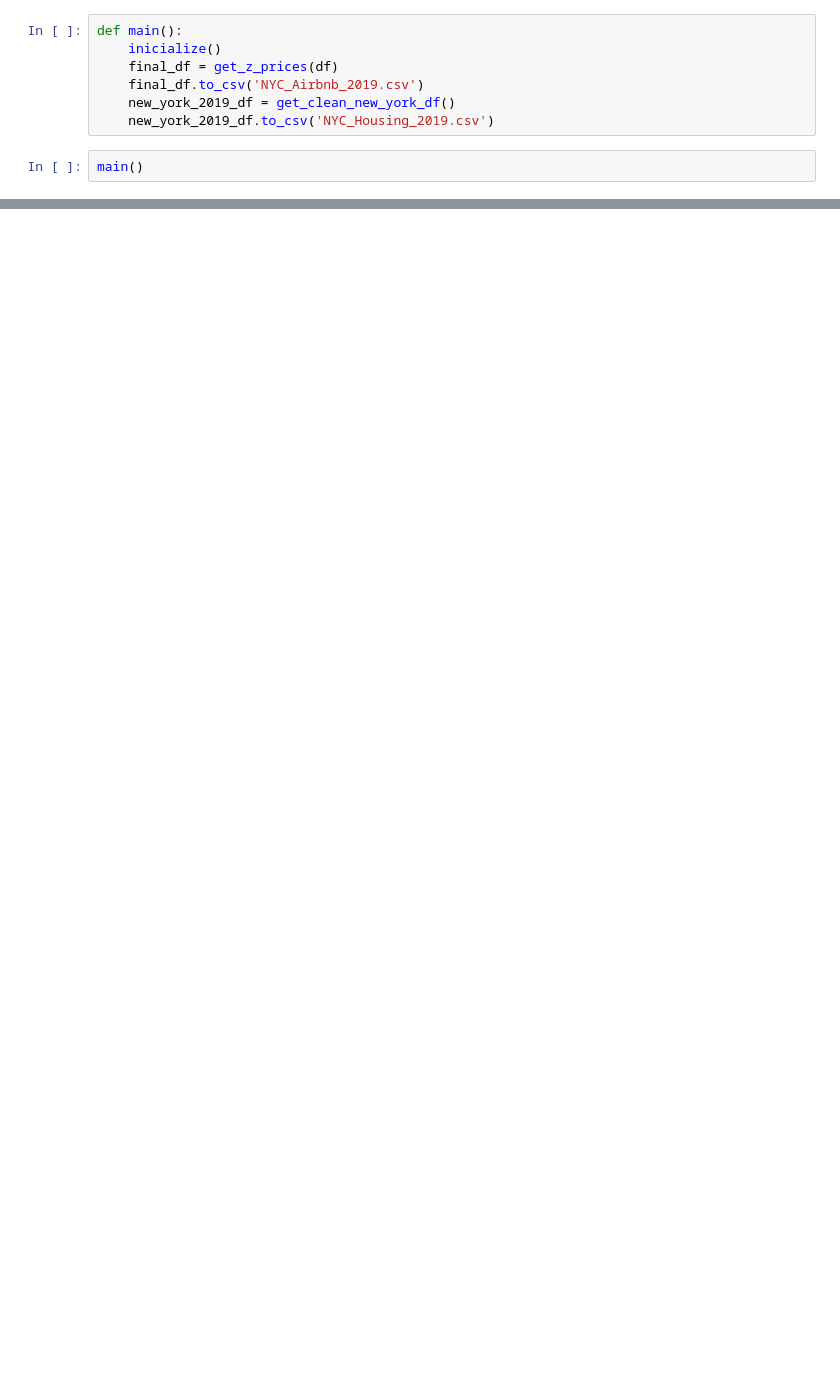
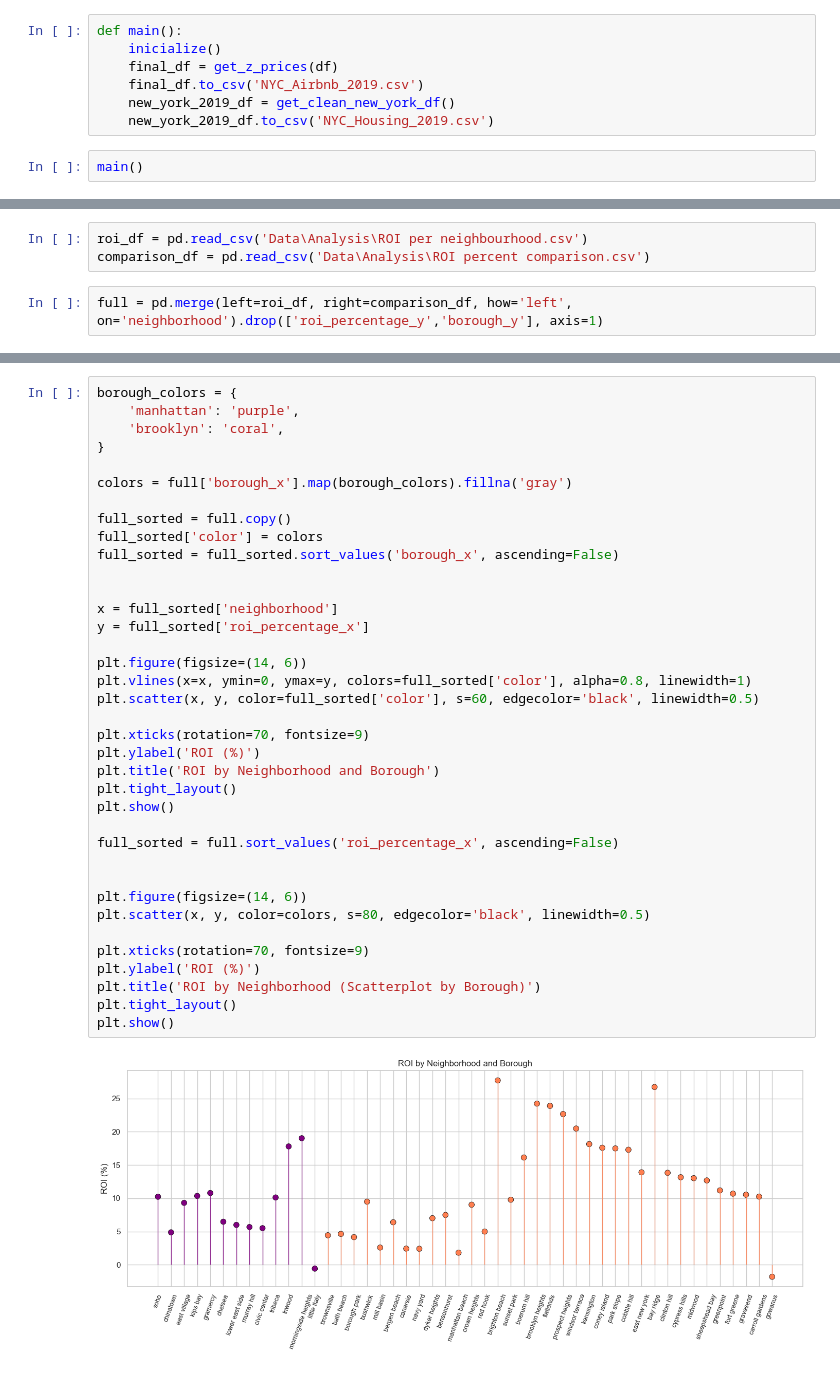
Before and after one commit to CelestineT/Mini-Project---SQL-From-Data-to-Insight, a Jupyter notebook: Mini_Project_SQL_From_Data_To_Inisght_.ipynb, the cells around one changed output, grey strips where cells are left out. Drawn from its saved outputs; the diff is of its cells as text; blank space fills up the shorter version.

Commit message:
ROI fixed and started visualization

```diff
--- a/Mini_Project_SQL_From_Data_To_Inisght_.ipynb
+++ b/Mini_Project_SQL_From_Data_To_Inisght_.ipynb
@@ -910,0 +914,5 @@ main()
+# %%
+roi_df = pd.read_csv('Data\Analysis\ROI per neighbourhood.csv')
+comparison_df = pd.read_csv('Data\Analysis\ROI percent comparison.csv')
+# %%
+full = pd.merge(left=roi_df, right=comparison_df, how='left', on='neighborhood').drop(['roi_percentage_y','borough_y'], axis=1)
@@ -910,0 +939,39 @@ main()
+# %%
+borough_colors = {
+    'manhattan': 'purple',
+    'brooklyn': 'coral',
+}
+
+colors = full['borough_x'].map(borough_colors).fillna('gray')
+
+full_sorted = full.copy()
+full_sorted['color'] = colors
+full_sorted = full_sorted.sort_values('borough_x', ascending=False)
+
+
+x = full_sorted['neighborhood']
+y = full_sorted['roi_percentage_x']
+
+plt.figure(figsize=(14, 6))
+plt.vlines(x=x, ymin=0, ymax=y, colors=full_sorted['color'], alpha=0.8, linewidth=1)
+plt.scatter(x, y, color=full_sorted['color'], s=60, edgecolor='black', linewidth=0.5)
+
+plt.xticks(rotation=70, fontsize=9)
+plt.ylabel('ROI (%)')
+plt.title('ROI by Neighborhood and Borough')
+plt.tight_layout()
+plt.show()
+
+full_sorted = full.sort_values('roi_percentage_x', ascending=False)
+
+
+plt.figure(figsize=(14, 6))
+plt.scatter(x, y, color=colors, s=80, edgecolor='black', linewidth=0.5)
+
+plt.xticks(rotation=70, fontsize=9)
+plt.ylabel('ROI (%)')
+plt.title('ROI by Neighborhood (Scatterplot by Borough)')
+plt.tight_layout()
+plt.show()
+# %% [output]
+[figure, added]
```
Also changed, not shown: parts of 7 cells of this notebook, 4 other files.
